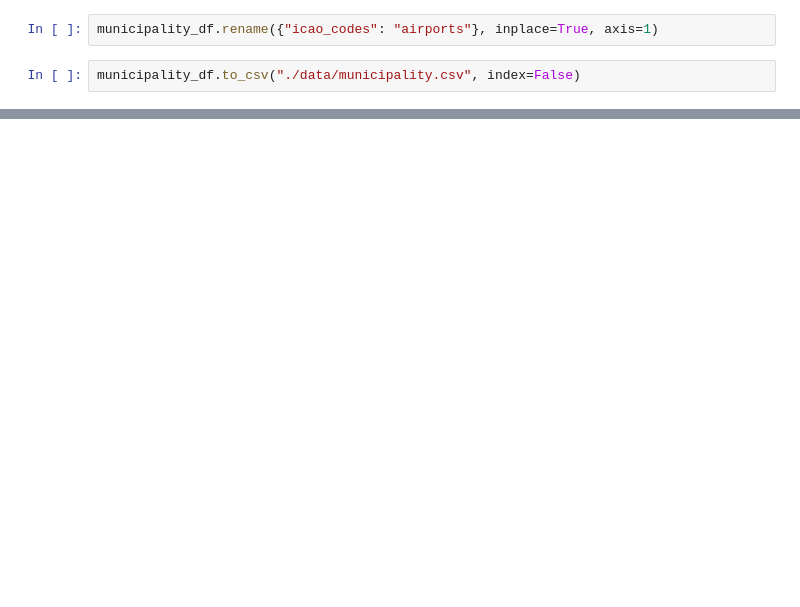
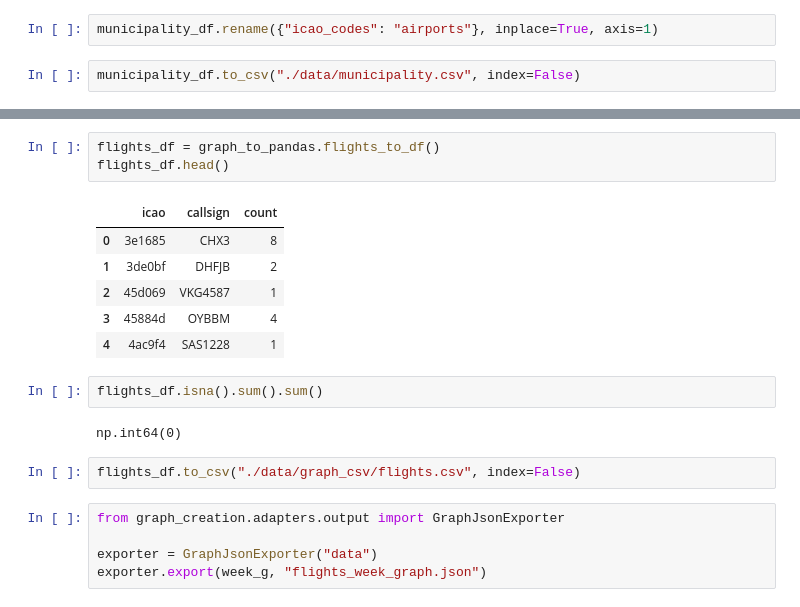
Before and after one commit to sblenlkj/eu_flights, a Jupyter notebook: eu_flights_data_collection.ipynb, the cells around one changed output, grey strips where cells are left out. Saved outputs shown, nothing was run; the diff lists cells and outputs as text; blank space fills up the shorter version.

```diff
--- a/eu_flights_data_collection.ipynb
+++ b/eu_flights_data_collection.ipynb
@@ -189,0 +226,21 @@ imported package graph_creation
+# %%
+flights_df = graph_to_pandas.flights_to_df()
+flights_df.head()
+# %% [output]
+|  | icao | callsign | count |
+| 0 | 3e1685 | CHX3 | 8 |
+| 1 | 3de0bf | DHFJB | 2 |
+| 2 | 45d069 | VKG4587 | 1 |
+| 3 | 45884d | OYBBM | 4 |
+| 4 | 4ac9f4 | SAS1228 | 1 |
+# %%
+flights_df.isna().sum().sum()
+# %% [output]
+np.int64(0)
+# %%
+flights_df.to_csv("./data/graph_csv/flights.csv", index=False)
+# %%
+from graph_creation.adapters.output import GraphJsonExporter
+
+exporter = GraphJsonExporter("data")
+exporter.export(week_g, "flights_week_graph.json")
```
Also changed, not shown: parts of 43 cells of this notebook, 37 other files.
